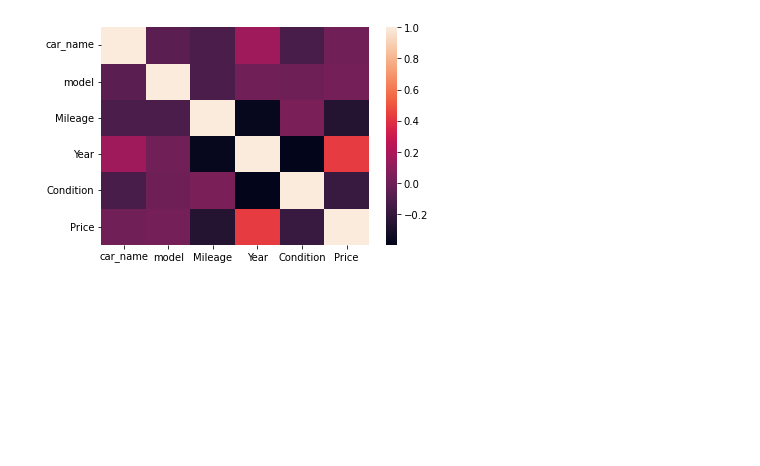
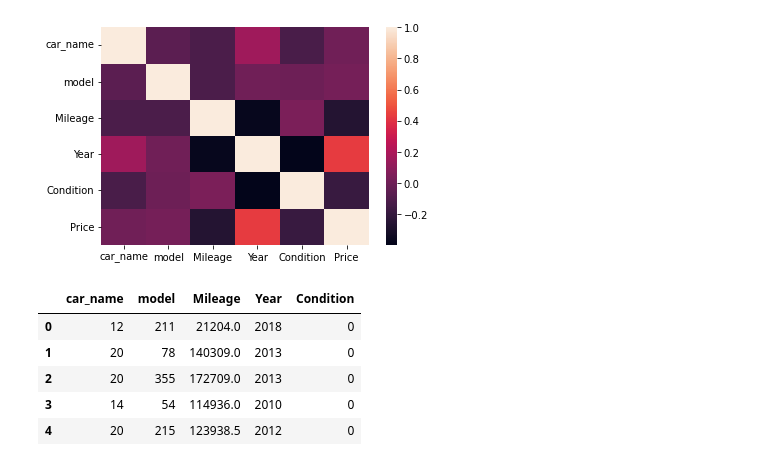
Before and after one commit to dewaleofficial/Car-Price-Prediction, a Jupyter notebook: ML_models/ML_models.ipynb, the cells around one changed output. Drawn from its saved outputs; the diff is of its cells as text; code cells hidden in the pictures; blank space fills up the shorter version.

```diff
--- a/ML_models/ML_models.ipynb
+++ b/ML_models/ML_models.ipynb
@@ -164,0 +172,13 @@ sns.heatmap(df2.corr())
+# %%
+df3 = df2.copy()
+# %%
+df3 = df3.drop(['Price'], axis=1)
+# %%
+df3.head()
+# %% [output]
+|  | car_name | model | Mileage | Year | Condition |
+| 0 | 12 | 211 | 21204.0 | 2018 | 0 |
+| 1 | 20 | 78 | 140309.0 | 2013 | 0 |
+| 2 | 20 | 355 | 172709.0 | 2013 | 0 |
+| 3 | 14 | 54 | 114936.0 | 2010 | 0 |
+| 4 | 20 | 215 | 123938.5 | 2012 | 0 |
```
Also changed, not shown: parts of 15 cells of this notebook.
